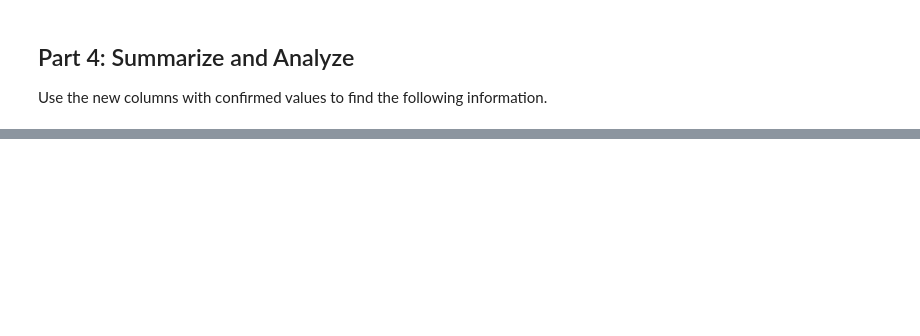
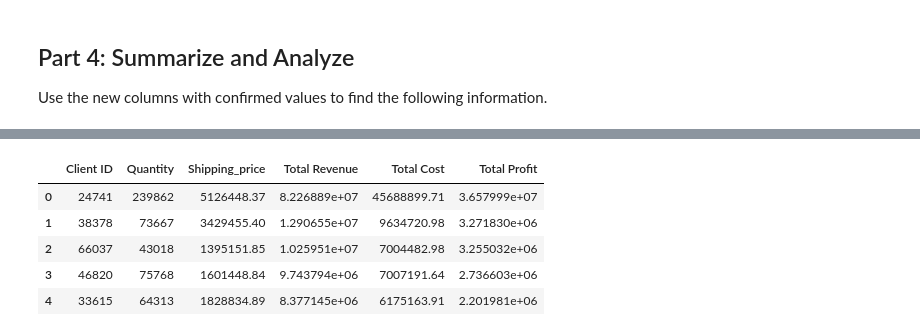
Before and after one commit to jrios46/pandas_challenge1, a Jupyter notebook: module_4_challenge.ipynb, the cells around one changed output, grey strips where cells are left out. Cells and saved outputs as stored; diff of their text form; code cells hidden in the pictures; blank space fills up the shorter version.

```diff
--- a/module_4_challenge.ipynb
+++ b/module_4_challenge.ipynb
@@ -227,21 +288,30 @@ summary_df.head()
 # %%
 # Format the data and rename the columns
 # to names suitable for presentation.
 # Currency should be in millions of dollars.
+summary_df = summary_df.reset_index()
 
 client_df = summary_df.rename(columns={"client_id":"Client ID",
                                         "qty": "Quantity",
                                         "shipping_price": "Shipping",
-                                        "line_price": "Total Price",
-                                        "line_cost": "Total Revenue",
+                                        "line_price": "Total Revenue",
+                                        "line_cost": "Total Cost",
                                         "line_profit": "Total Profit", })
 
-def scale_to_millions(column):
+#def scale_to_millions(column):
 
-    return '{:,.2f}M'.format('Total Price' /1000000)
+    #return '{:,.2f}M'.format(column/1000000)
+
 #client_df['Total Price'] = client_df.apply(scale_to_millions, axis = 1)
 
 client_df.head()
+# %% [output]
+|  | Client ID | Quantity | Shipping_price | Total Revenue | Total Cost | Total Profit |
+| 0 | 24741 | 239862 | 5126448.37 | 8.226889e+07 | 45688899.71 | 3.657999e+07 |
+| 1 | 38378 | 73667 | 3429455.40 | 1.290655e+07 | 9634720.98 | 3.271830e+06 |
+| 2 | 66037 | 43018 | 1395151.85 | 1.025951e+07 | 7004482.98 | 3.255032e+06 |
+| 3 | 46820 | 75768 | 1601448.84 | 9.743794e+06 | 7007191.64 | 2.736603e+06 |
+| 4 | 33615 | 64313 | 1828834.89 | 8.377145e+06 | 6175163.91 | 2.201981e+06 |
 # %%
 # Sort the updated data by "Total Profit" form highest to lowest
 client_df.sort_values(by='Total Profit', ascending=False)
```
Also changed, not shown: parts of 13 cells of this notebook, 1 other file.
